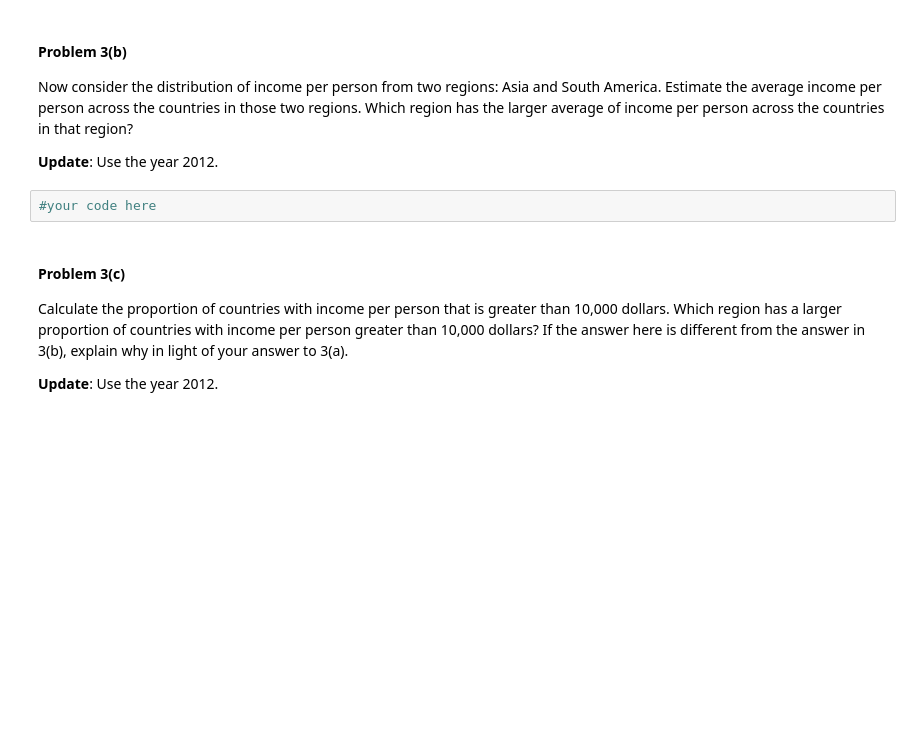
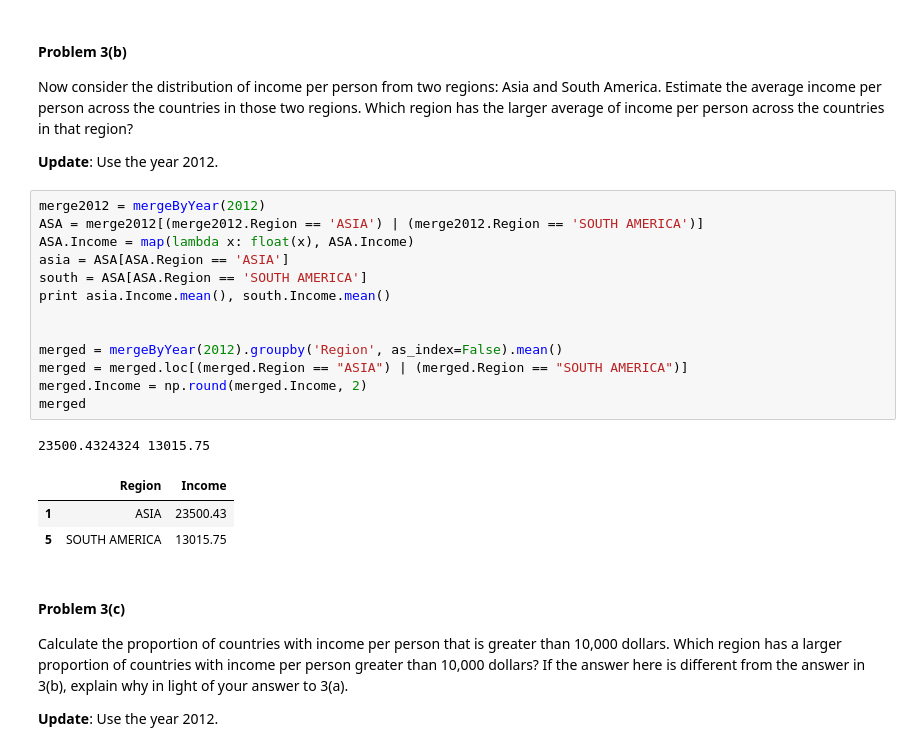
Before and after one commit to ShichengChen/cs109, a Jupyter notebook: 2014-master/homework/HW1.ipynb, the cells around one changed output. Saved outputs shown, nothing was run; the diff lists cells and outputs as text; blank space fills up the shorter version.

```diff
--- a/2014-master/homework/HW1.ipynb
+++ b/2014-master/homework/HW1.ipynb
@@ -587,8 +629,24 @@ Example
 Now consider the distribution of income per person from two regions: Asia and South America. Estimate the average income per person across the countries in those two regions. Which region has the larger average of income per person across the countries in that region?
 
 **Update**: Use the year 2012.
-# %%
-#your code here
+# %%
+merge2012 = mergeByYear(2012)
+ASA = merge2012[(merge2012.Region == 'ASIA') | (merge2012.Region == 'SOUTH AMERICA')]
+ASA.Income = map(lambda x: float(x), ASA.Income)
+asia = ASA[ASA.Region == 'ASIA']
+south = ASA[ASA.Region == 'SOUTH AMERICA']
+print asia.Income.mean(), south.Income.mean()
+
+
+merged = mergeByYear(2012).groupby('Region', as_index=False).mean()
+merged = merged.loc[(merged.Region == "ASIA") | (merged.Region == "SOUTH AMERICA")]
+merged.Income = np.round(merged.Income, 2)
+merged
+# %% [output]
+23500.4324324 13015.75
+|  | Region | Income |
+| 1 | ASIA | 23500.43 |
+| 5 | SOUTH AMERICA | 13015.75 |
 # %% [markdown]
 #### Problem 3(c)
 
```
Also changed, not shown: parts of 6 cells of this notebook, 5 other files.
